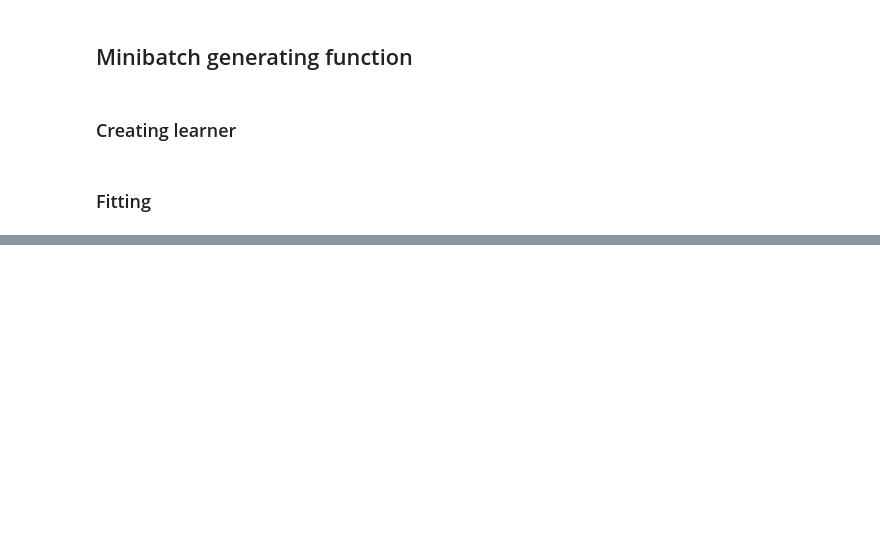
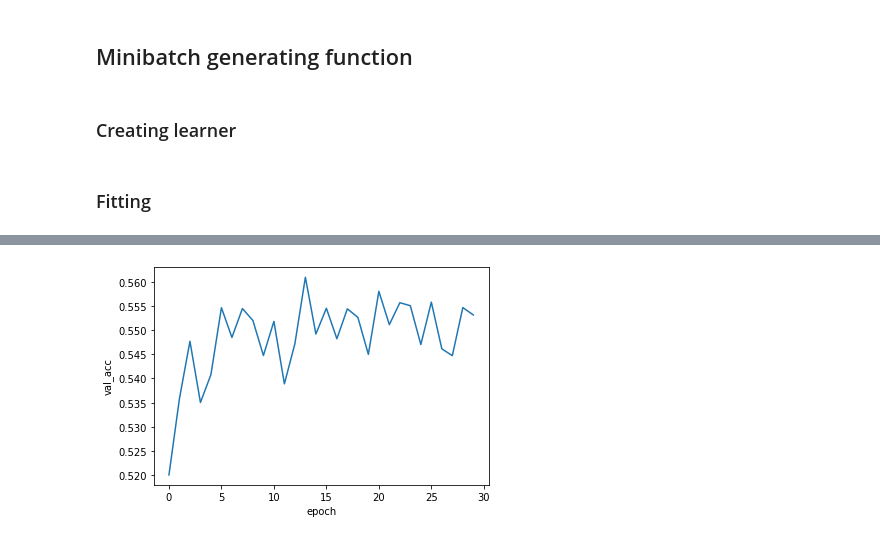
Before and after one commit to nibydlo/Thesis, a Jupyter notebook: topics_ds/SubTaskBatches.ipynb, the cells around one changed output, grey strips where cells are left out. Drawn from its saved outputs; the diff is of its cells as text; code cells hidden in the pictures; blank space fills up the shorter version.

Commit message:
update subtask

```diff
--- a/topics_ds/SubTaskBatches.ipynb
+++ b/topics_ds/SubTaskBatches.ipynb
@@ -111,7 +117,8 @@ def get_minibatch(
     x_txt_mb = torch.zeros(n_tasks, n_samples_per_task, TXT_LEN)
     y_mb = torch.zeros(n_tasks, n_samples_per_task, N_CLASSES)
 
-    for task in range(n_tasks):
+    print('MINIBATCH GENERATION')
+    for task in tqdm(range(n_tasks)):
         classes = np.random.choice(N_CLASSES, n_classes_per_task, replace=False)
         i = 0
         for class_num, cur_class in enumerate(classes):
@@ -132,23 +139,29 @@ def get_minibatch(
 # %%
 norm_model = torch_models.NormModel()
 norm_optimizer = optim.Adam(norm_model.parameters(), lr=0.001)
-norm_writer = SummaryWriter()
+norm_writer = SummaryWriter('runs/subtask')
 # %% [markdown]
 ### Fitting
+# %%
+train_loss_history = []
+val_acc_history = []
 # %%
-EPOCHS = 10
+EPOCHS = 150
 for epoch in range(EPOCHS):
-    n_tasks = 2500
+    print('EPOCH #', epoch)
+
+    n_tasks = 5000
     x_img_mb, x_txt_mb, y_mb = get_minibatch(
         n_tasks=n_tasks,
         n_classes_per_task=2,
-        n_samples_per_class=128,
+        n_samples_per_class=32,
         x_img_cur=x_img_train,
         x_txt_cur=x_txt_train,
         y_cur=y_train
     )
 
-    for task in range(n_tasks):
+    print('TRAINING')
+    for task in tqdm(range(n_tasks)):
         x_img_cur = x_img_mb[task]
         x_txt_cur = x_txt_mb[task]
         y_cur = y_mb[task]
@@ -156,8 +169,14 @@ for epoch in range(EPOCHS):
         norm_model.zero_grad()
         output = norm_model(x_img_cur.float(), x_txt_cur.float())
         loss = F.nll_loss(output, torch.argmax(y_cur, dim=1))
+
+        train_loss_history.append(loss)
+
         loss.backward()
         norm_optimizer.step()
+        norm_writer.add_scalar('train_loss', loss, epoch * 5000 + task)
+
+    print('loss:', loss)
 
     correct = 0
     total = 0
@@ -169,4 +188,8 @@ for epoch in range(EPOCHS):
                     correct += 1
                 total += 1
 
-    norm_writer.add_scalar('accuracy/norm/val', correct/total, epoch)
+    print('val acc:', correct/total)
+    val_acc_history.append(correct/total)
+
+
+    norm_writer.add_scalar('val_acc', correct/total, epoch)
@@ -172,0 +222,7 @@ for epoch in range(EPOCHS):
+# %%
+plt.plot(range(len(val_acc_history)), val_acc_history)
+plt.xlabel('epoch')
+plt.ylabel('val_acc')
+plt.show()
+# %% [output]
+[figure, added]
```
Also changed, not shown: parts of 5 cells of this notebook.
